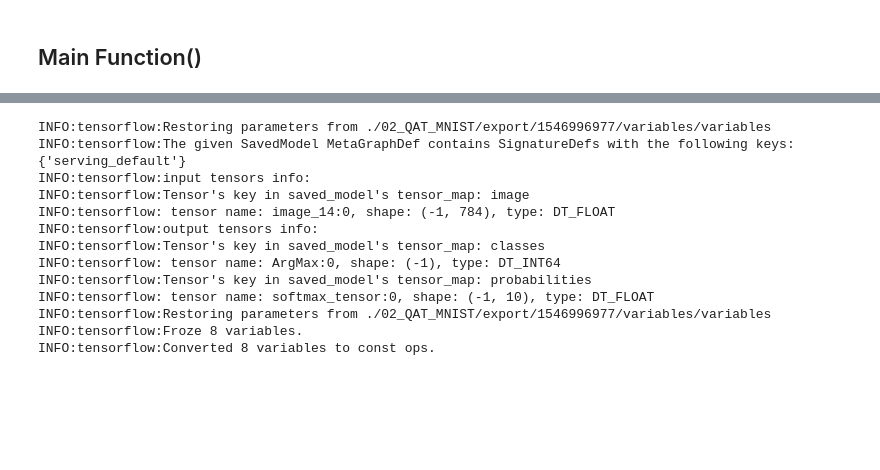
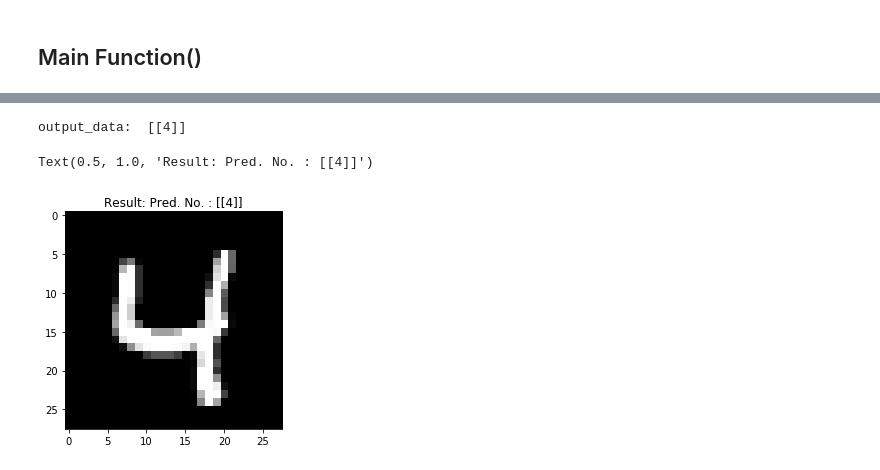
Before and after one commit to rahulkodinya/getAlongWithAI, a Jupyter notebook: 02_QAT_MNIST.ipynb, the cells around one changed output, grey strips where cells are left out. Cells and saved outputs as stored; diff of their text form; code cells hidden in the pictures; blank space fills up the shorter version.

Commit message:
TFlite Working
Signed-off-by: Rahul Sharma <rahulkodinya@gmail.com>

```diff
--- a/02_QAT_MNIST.ipynb
+++ b/02_QAT_MNIST.ipynb
@@ -550,12 +532,13 @@ saved_model_dir = os.path.join(export_dir, os.listdir(export_dir)[-1])
 
 converter = tf.contrib.lite.TFLiteConverter.from_saved_model(saved_model_dir)
 
-# converter.inference_type = tf.contrib.lite.constants.QUANTIZED_UINT8
-converter.inference_input_type = tf.contrib.lite.constants.FLOAT
-converter.output_format = tf.contrib.lite.constants.GRAPHVIZ_DOT
-#converter.output_format = tf.contrib.lite.constants.TFLITE
+converter.inference_type = tf.contrib.lite.constants.QUANTIZED_UINT8
+# converter.inference_input_type = tf.contrib.lite.constants.FLOAT
+# converter.output_format = tf.contrib.lite.constants.GRAPHVIZ_DOT
+converter.output_format = tf.contrib.lite.constants.TFLITE
 input_arrays = converter.get_input_arrays()
 converter.quantized_input_stats = {input_arrays[0] : (0., 1.)}  # mean, std_dev
+converter.default_ranges_stats = (-6.0,6.0)
 
 tflite_model = converter.convert()
 
@@ -564,17 +547,55 @@ if (converter.output_format == tf.contrib.lite.constants.TFLITE):
 
 if (converter.output_format == tf.contrib.lite.constants.GRAPHVIZ_DOT):
     open("converted_model.graphdot", "wb").write(tflite_model)
-# %% [output]
-INFO:tensorflow:Restoring parameters from ./02_QAT_MNIST/export/1546996977/variables/variables
-INFO:tensorflow:The given SavedModel MetaGraphDef contains SignatureDefs with the following keys: {'serving_default'}
-INFO:tensorflow:input tensors info:
-INFO:tensorflow:Tensor's key in saved_model's tensor_map: image
-INFO:tensorflow: tensor name: image_14:0, shape: (-1, 784), type: DT_FLOAT
-INFO:tensorflow:output tensors info:
-INFO:tensorflow:Tensor's key in saved_model's tensor_map: classes
-INFO:tensorflow: tensor name: ArgMax:0, shape: (-1), type: DT_INT64
-INFO:tensorflow:Tensor's key in saved_model's tensor_map: probabilities
-INFO:tensorflow: tensor name: softmax_tensor:0, shape: (-1, 10), type: DT_FLOAT
-INFO:tensorflow:Restoring parameters from ./02_QAT_MNIST/export/1546996977/variables/variables
-INFO:tensorflow:Froze 8 variables.
-INFO:tensorflow:Converted 8 variables to const ops.
+# %%
+interpreter = tf.contrib.lite.Interpreter(model_path="converted_model.tflite")
+interpreter.allocate_tensors()
+
+# Get input and output tensors.
+input_details = interpreter.get_input_details()
+output_details = interpreter.get_output_details()
+
+input_shape = input_details[0]['shape']
+
+########################################################
+
+dir = target + "/PNGs/"
+pngFname = dir + random.choice(os.listdir(dir))
+
+pngFile=open(pngFname,'rb')
+png_string = pngFile.read();
+pngFile.close()
+
+sample = tf.cast(tf.image.decode_png(png_string, channels=1), tf.uint8)
+
+a = np.ones(shape=(28,28,1),dtype=np.uint8)
+
+img = tf.reshape(sample, [1, 784])
+
+with tf.Session() as sess:
+    a = img.eval()
+
+b = np.ones(shape=input_shape,dtype=np.uint8)
+b = a.reshape(input_shape)
+
+########################################################
+
+input_data = np.array(np.random.random_sample(input_shape), dtype=np.uint8)
+
+with tf.Session() as sess:
+    input_data = img.eval()
+
+interpreter.set_tensor(input_details[0]['index'], input_data)
+
+interpreter.invoke()
+output_data = interpreter.get_tensor(output_details[0]['index'])
+print("output_data: ", output_data)
+
+f, ax = plt.subplots()
+ax.imshow(input_data.reshape(img_shape), cmap='gray')
+xlabel = "Result: Pred. No. : {0}".format(output_data)
+ax.set_title(xlabel)
+# %% [output]
+output_data:  [[4]]
+Text(0.5, 1.0, 'Result: Pred. No. : [[4]]')
+[figure, added]
```
Also changed, not shown: parts of 12 cells of this notebook.
